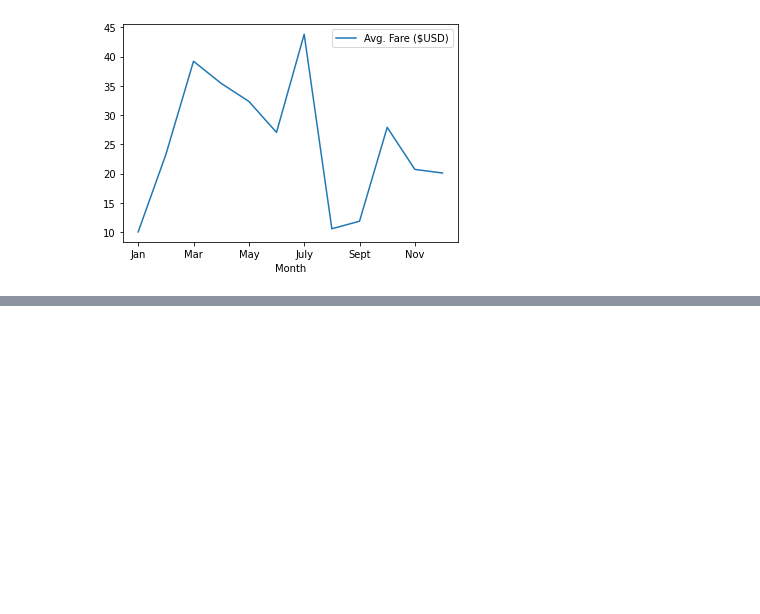
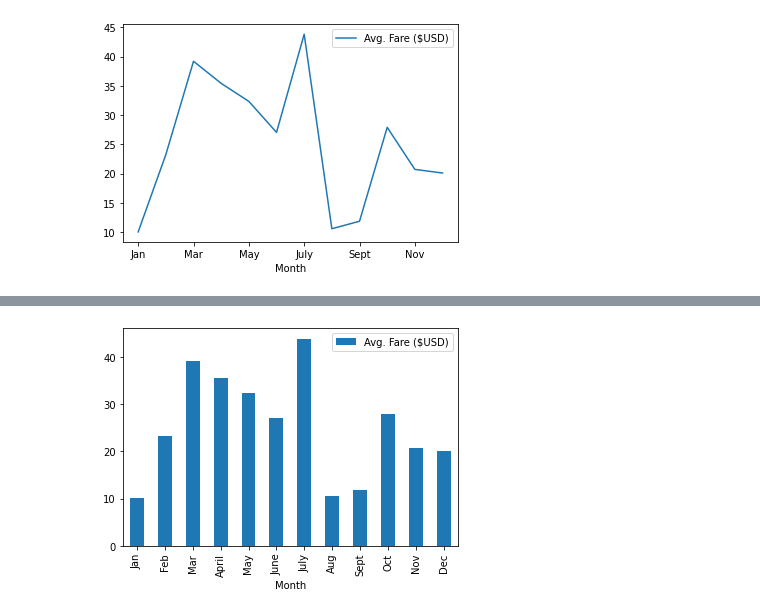
Before and after one commit to echoqshen/PyBer_Analysis, a Jupyter notebook: PyBer_ride_data_practice.ipynb, the cells around one changed output, grey strips where cells are left out. Drawn from its saved outputs; the diff is of its cells as text; code cells hidden in the pictures; blank space fills up the shorter version.

```diff
--- a/PyBer_ride_data.ipynb
+++ b/PyBer_ride_data_practice.ipynb
@@ -48,0 +51,5 @@ UFuncTypeError: ufunc 'subtract' did not contain a loop with signature matching
+# %%
+pyber_ride_df.plot.bar(x="Month", y="Avg. Fare ($USD)")
+plt.show()
+# %% [output]
+[figure, added]
```
Also changed, not shown: parts of 7 cells of this notebook, 2 other files.
